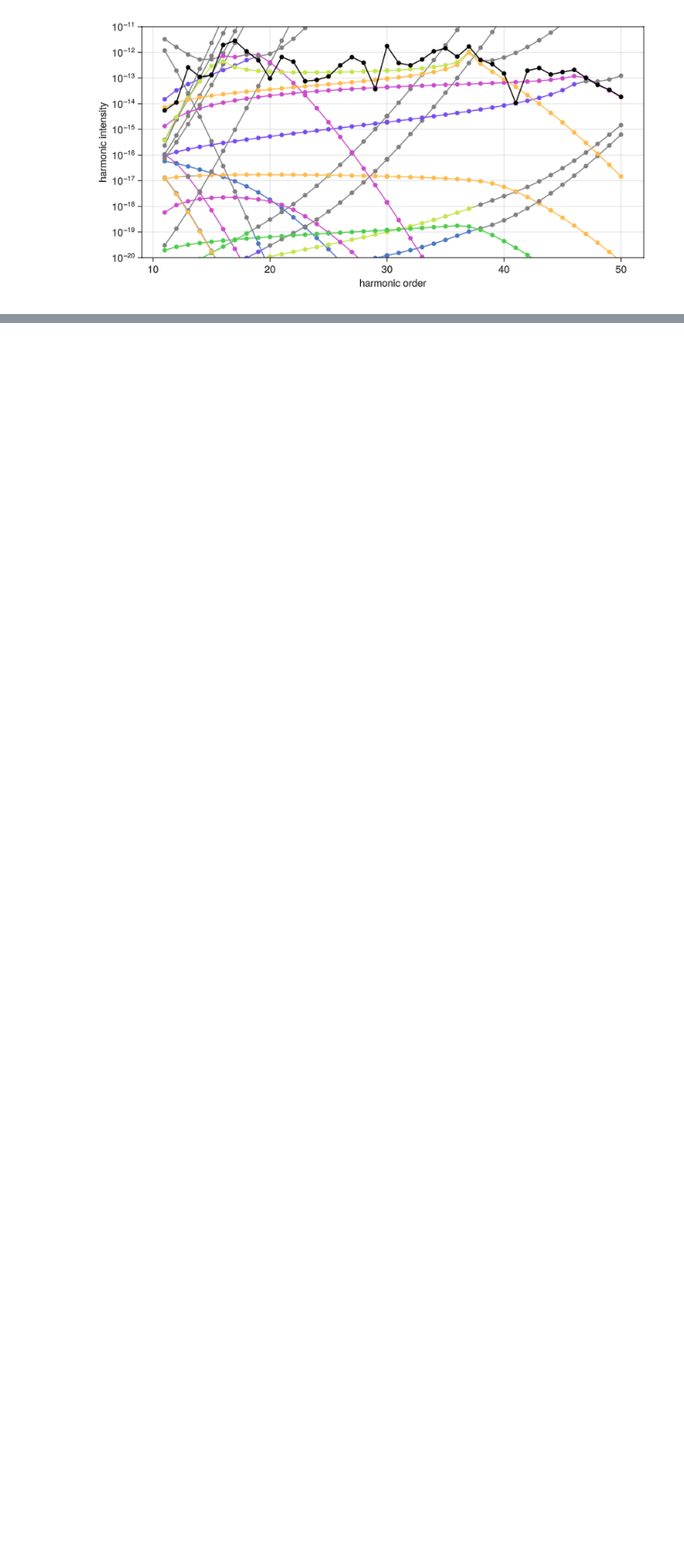
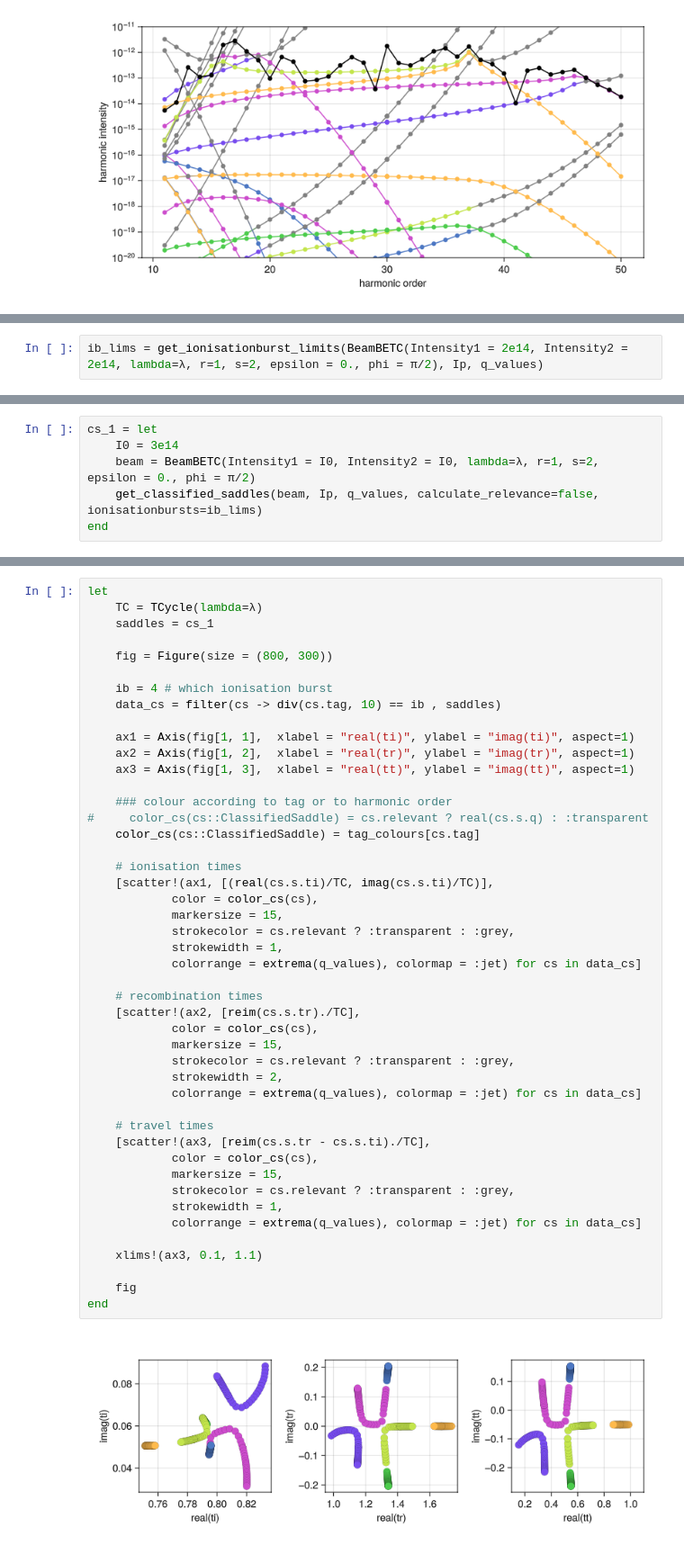
Before and after one commit to anneaux/HHGsimPL.jl, a Jupyter notebook: docs/2025-01-18 Classifying saddles for TWOB field.ipynb, the cells around one changed output, grey strips where cells are left out. Shown at 90% size. Saved outputs shown, nothing was run; the diff lists cells and outputs as text; blank space fills up the shorter version.

Commit message:
Add function to find similar classified saddles for intensity scan

```diff
--- a/docs/2025-01-18 Classifying saddles for TWOB field.ipynb
+++ b/docs/2025-01-18 Classifying saddles for TWOB field.ipynb
@@ -617,0 +632,2 @@ end
+# %%
+ib_lims = get_ionisationburst_limits(BeamBETC(Intensity1 = 2e14, Intensity2 = 2e14, lambda=λ, r=1, s=2, epsilon = 0., phi = π/2), Ip, q_values)
@@ -617,0 +640,6 @@ end
+# %%
+cs_1 = let
+    I0 = 3e14
+    beam = BeamBETC(Intensity1 = I0, Intensity2 = I0, lambda=λ, r=1, s=2, epsilon = 0., phi = π/2)
+    get_classified_saddles(beam, Ip, q_values, calculate_relevance=false, ionisationbursts=ib_lims)
+end
@@ -617,0 +688,48 @@ end
+# %%
+let
+    TC = TCycle(lambda=λ)
+    saddles = cs_1
+
+    fig = Figure(size = (800, 300))
+
+    ib = 4 # which ionisation burst
+    data_cs = filter(cs -> div(cs.tag, 10) == ib , saddles)
+
+    ax1 = Axis(fig[1, 1],  xlabel = "real(ti)", ylabel = "imag(ti)", aspect=1)
+    ax2 = Axis(fig[1, 2],  xlabel = "real(tr)", ylabel = "imag(tr)", aspect=1)
+    ax3 = Axis(fig[1, 3],  xlabel = "real(tt)", ylabel = "imag(tt)", aspect=1)
+
+    ### colour according to tag or to harmonic order
+#     color_cs(cs::ClassifiedSaddle) = cs.relevant ? real(cs.s.q) : :transparent
+    color_cs(cs::ClassifiedSaddle) = tag_colours[cs.tag]
+
+    # ionisation times
+    [scatter!(ax1, [(real(cs.s.ti)/TC, imag(cs.s.ti)/TC)],
+            color = color_cs(cs),
+            markersize = 15,
+            strokecolor = cs.relevant ? :transparent : :grey,
+            strokewidth = 1,
+            colorrange = extrema(q_values), colormap = :jet) for cs in data_cs]
+
+    # recombination times
+    [scatter!(ax2, [reim(cs.s.tr)./TC],
+            color = color_cs(cs),
+            markersize = 15,
+            strokecolor = cs.relevant ? :transparent : :grey,
+            strokewidth = 2,
+            colorrange = extrema(q_values), colormap = :jet) for cs in data_cs]
+
+    # travel times
+    [scatter!(ax3, [reim(cs.s.tr - cs.s.ti)./TC],
+            color = color_cs(cs),
+            markersize = 15,
+            strokecolor = cs.relevant ? :transparent : :grey,
+            strokewidth = 1,
+            colorrange = extrema(q_values), colormap = :jet) for cs in data_cs]
+
+    xlims!(ax3, 0.1, 1.1)
+
+    fig
+end
+# %% [output]
+[figure, added]
```
Also changed, not shown: parts of 16 cells of this notebook.
